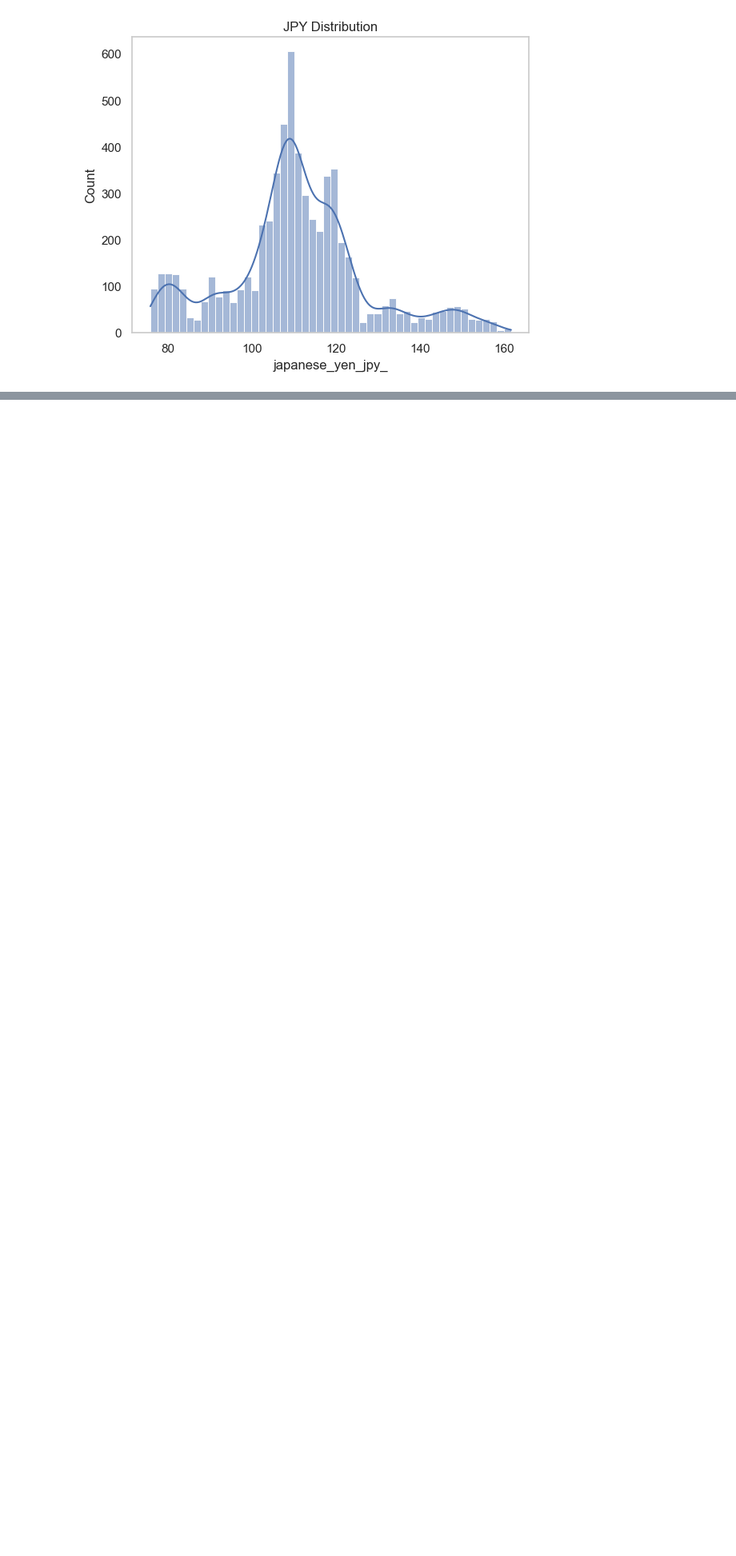
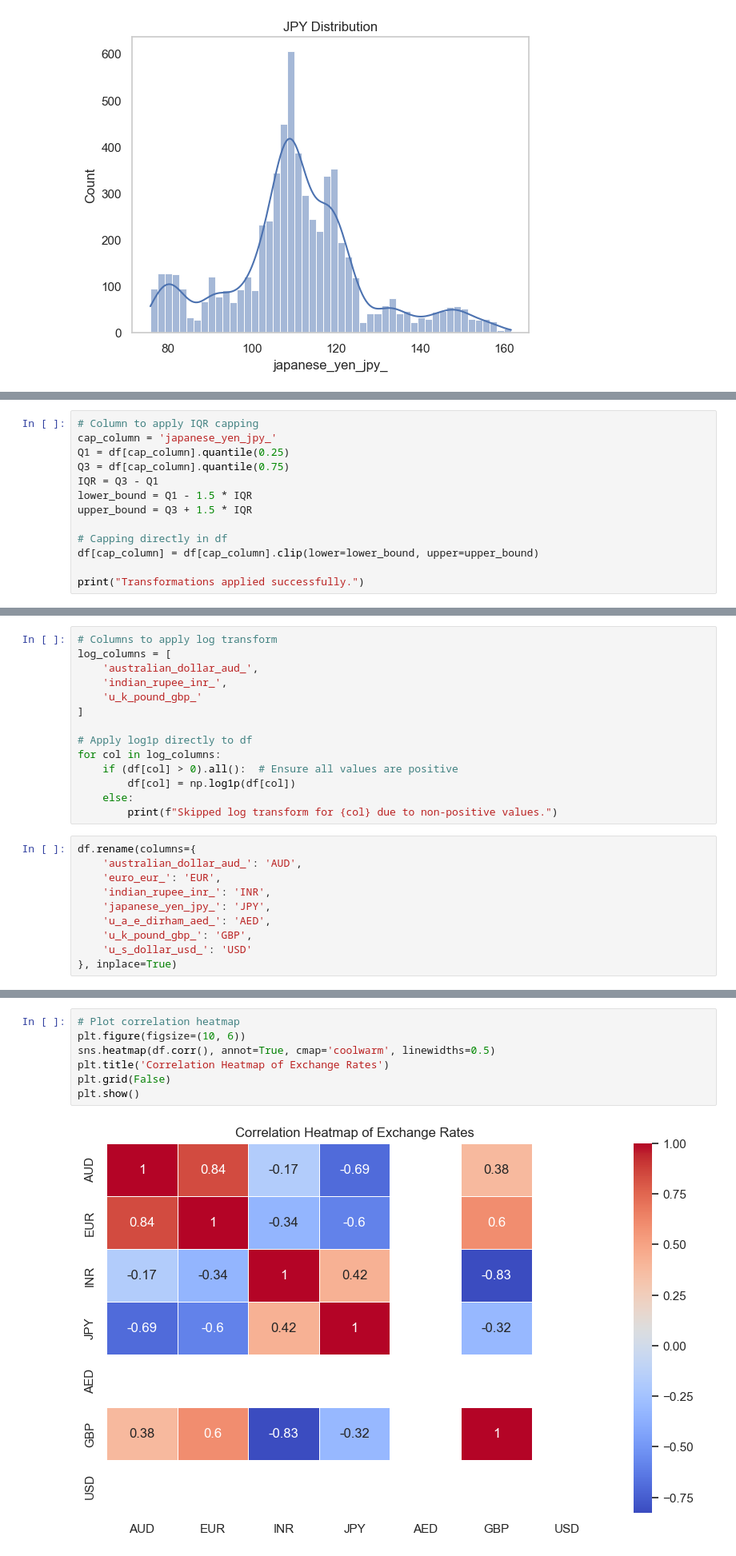
Before and after one commit to Shirisha-18/exchange-rates-forecasting, a Jupyter notebook: notebooks/notebook.ipynb, the cells around one changed output, grey strips where cells are left out. Shown at 80% size. Drawn from its saved outputs; the diff is of its cells as text; blank space fills up the shorter version.

```diff
--- a/notebooks/notebook.ipynb
+++ b/notebooks/notebook.ipynb
@@ -212,0 +189,13 @@ plt.show()
+# %%
+# Column to apply IQR capping
+cap_column = 'japanese_yen_jpy_'
+Q1 = df[cap_column].quantile(0.25)
+Q3 = df[cap_column].quantile(0.75)
+IQR = Q3 - Q1
+lower_bound = Q1 - 1.5 * IQR
+upper_bound = Q3 + 1.5 * IQR
+
+# Capping directly in df
+df[cap_column] = df[cap_column].clip(lower=lower_bound, upper=upper_bound)
+
+print("Transformations applied successfully.")
@@ -212,0 +204,24 @@ plt.show()
+# %%
+# Columns to apply log transform
+log_columns = [
+    'australian_dollar_aud_',
+    'indian_rupee_inr_',
+    'u_k_pound_gbp_'
+]
+
+# Apply log1p directly to df
+for col in log_columns:
+    if (df[col] > 0).all():  # Ensure all values are positive
+        df[col] = np.log1p(df[col])
+    else:
+        print(f"Skipped log transform for {col} due to non-positive values.")
+# %%
+df.rename(columns={
+    'australian_dollar_aud_': 'AUD',
+    'euro_eur_': 'EUR',
+    'indian_rupee_inr_': 'INR',
+    'japanese_yen_jpy_': 'JPY',
+    'u_a_e_dirham_aed_': 'AED',
+    'u_k_pound_gbp_': 'GBP',
+    'u_s_dollar_usd_': 'USD'
+}, inplace=True)
@@ -212,0 +244,9 @@ plt.show()
+# %%
+# Plot correlation heatmap
+plt.figure(figsize=(10, 6))
+sns.heatmap(df.corr(), annot=True, cmap='coolwarm', linewidths=0.5)
+plt.title('Correlation Heatmap of Exchange Rates')
+plt.grid(False)
+plt.show()
+# %% [output]
+[figure, added]
```
Also changed, not shown: parts of 34 cells of this notebook, 1 other file.
